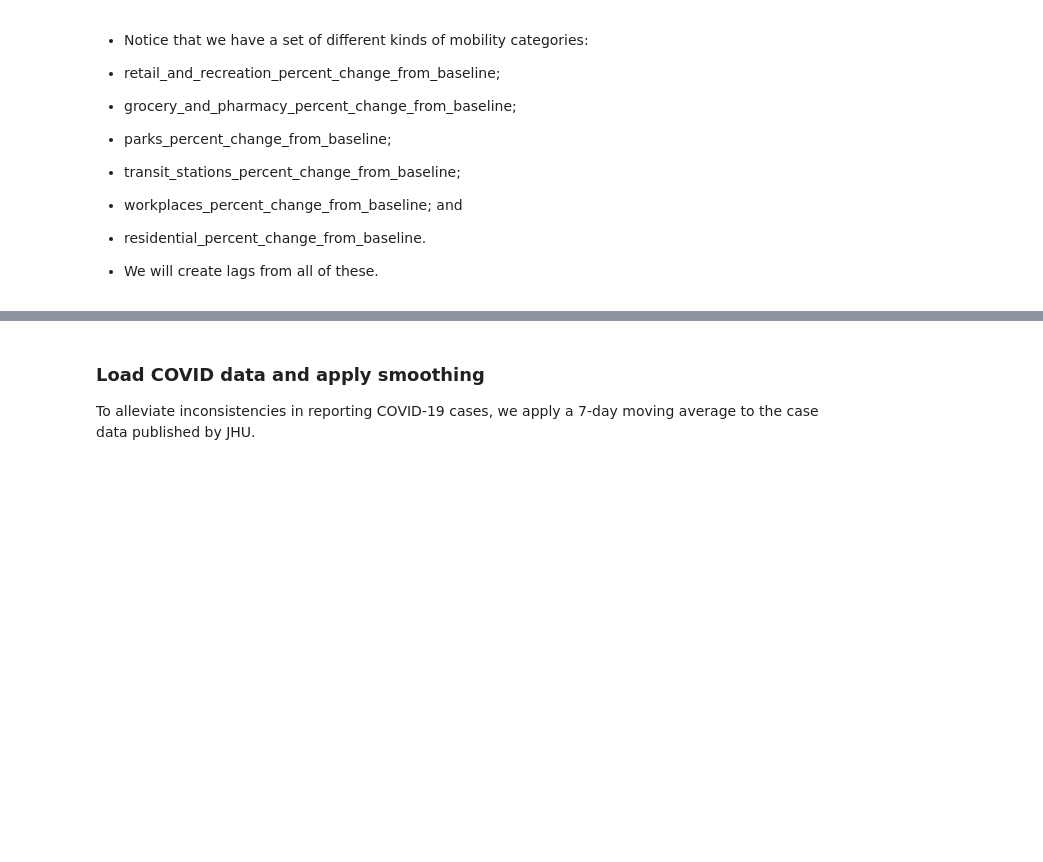
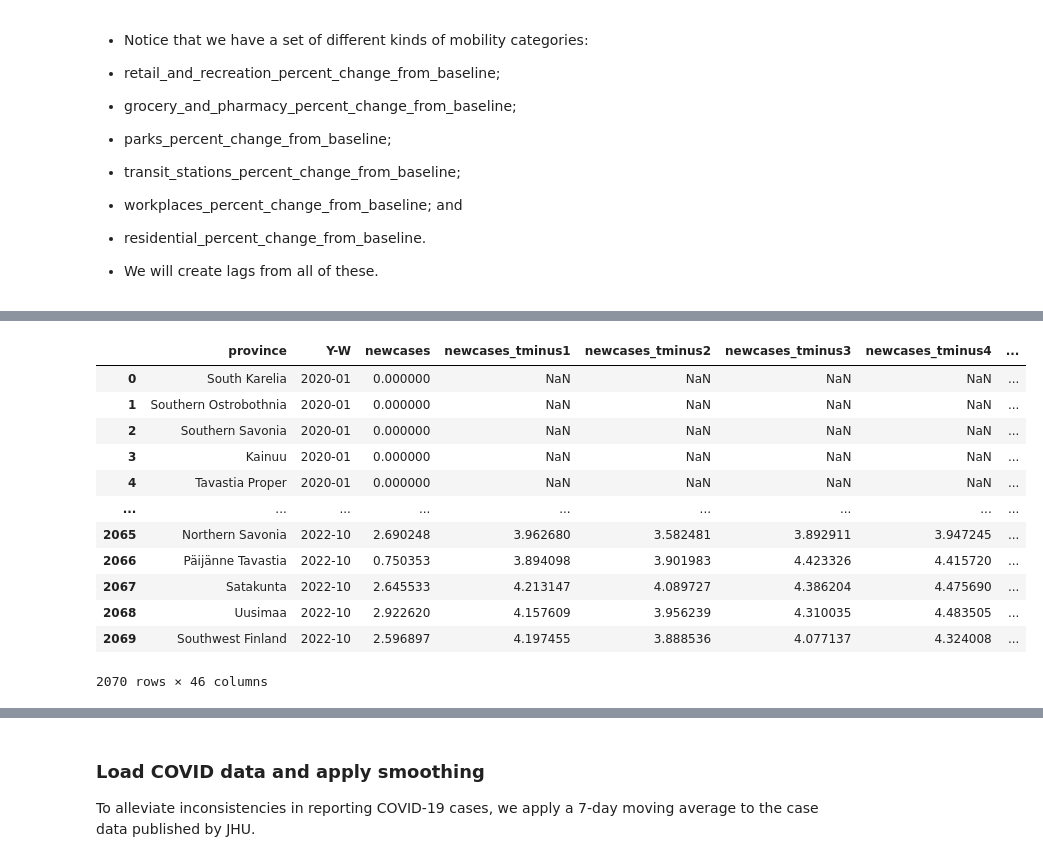
Before and after one commit to DanJar96/spatial_project, a Jupyter notebook: scripts/data_prep.ipynb, the cells around one changed output, grey strips where cells are left out. Drawn from its saved outputs; the diff is of its cells as text; code cells hidden in the pictures; blank space fills up the shorter version.

```diff
--- a/scripts/data_prep.ipynb
+++ b/scripts/data_prep.ipynb
@@ -785,0 +1051,16 @@ for cat in mobility_categories:
+# %%
+df_master
+# %% [output]
+|  | province | Y-W | newcases | newcases_tminus1 | newcases_tminus2 | newcases_tminus3 | newcases_tminus4 | ... |
+| 0 | South Karelia | 2020-01 | 0.000000 | NaN | NaN | NaN | NaN | ... |
+| 1 | Southern Ostrobothnia | 2020-01 | 0.000000 | NaN | NaN | NaN | NaN | ... |
+| 2 | Southern Savonia | 2020-01 | 0.000000 | NaN | NaN | NaN | NaN | ... |
+| 3 | Kainuu | 2020-01 | 0.000000 | NaN | NaN | NaN | NaN | ... |
+| 4 | Tavastia Proper | 2020-01 | 0.000000 | NaN | NaN | NaN | NaN | ... |
+| ... | ... | ... | ... | ... | ... | ... | ... | ... |
+| 2065 | Northern Savonia | 2022-10 | 2.690248 | 3.962680 | 3.582481 | 3.892911 | 3.947245 | ... |
+| 2066 | Päijänne Tavastia | 2022-10 | 0.750353 | 3.894098 | 3.901983 | 4.423326 | 4.415720 | ... |
+| 2067 | Satakunta | 2022-10 | 2.645533 | 4.213147 | 4.089727 | 4.386204 | 4.475690 | ... |
+| 2068 | Uusimaa | 2022-10 | 2.922620 | 4.157609 | 3.956239 | 4.310035 | 4.483505 | ... |
+| 2069 | Southwest Finland | 2022-10 | 2.596897 | 4.197455 | 3.888536 | 4.077137 | 4.324008 | ... |
+2070 rows × 46 columns
```
Also changed, not shown: parts of 34 cells of this notebook.
